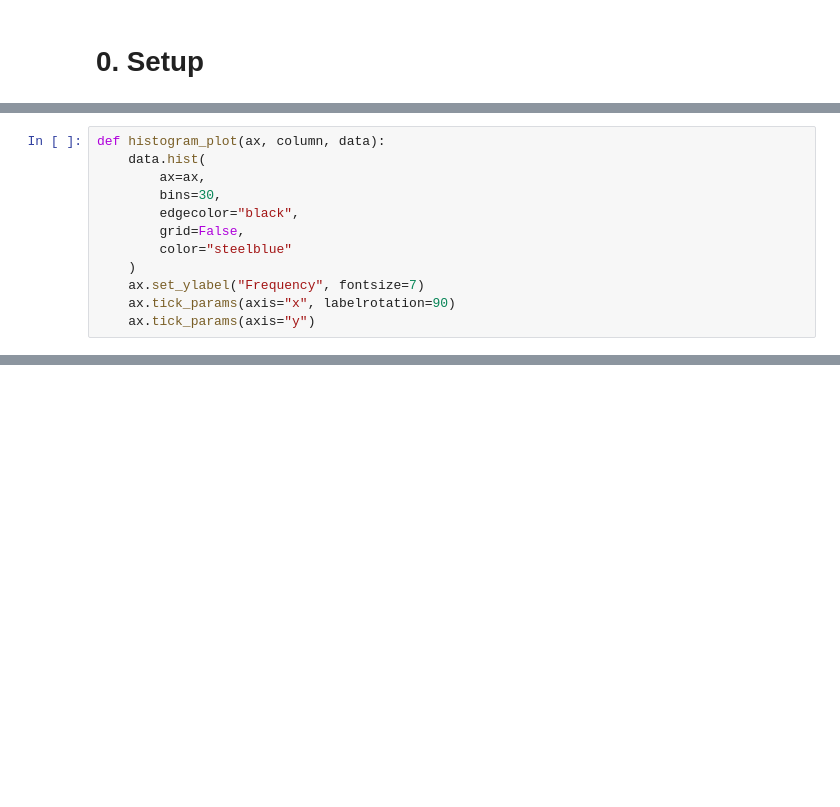
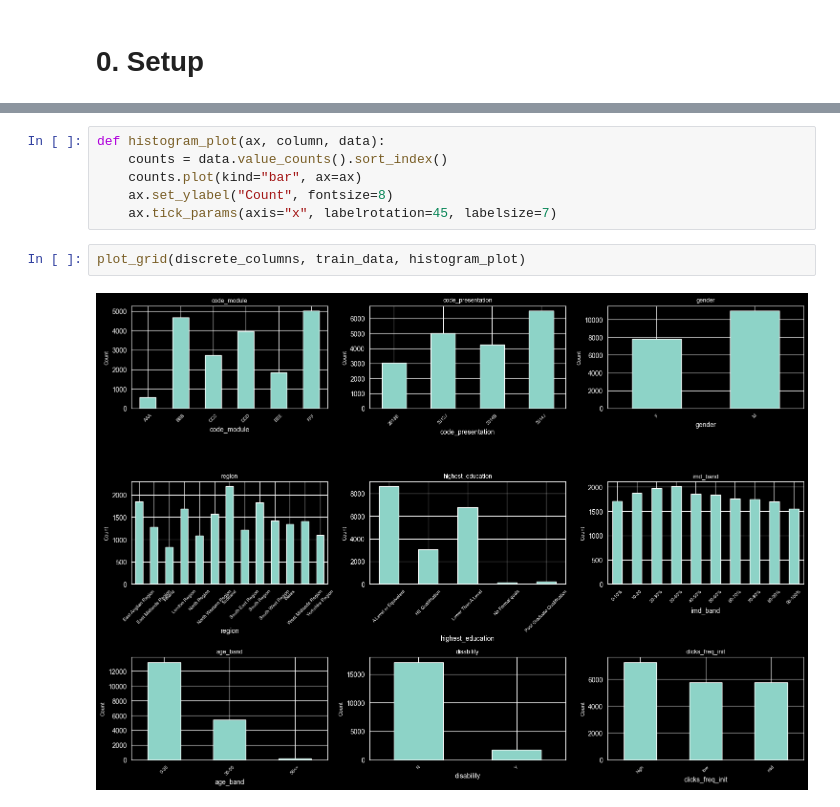
Before and after one commit to Radu-Voinea/IA-1, a Jupyter notebook: homework1.ipynb, the cells around one changed output, grey strips where cells are left out. Saved outputs shown, nothing was run; the diff lists cells and outputs as text; blank space fills up the shorter version.

```diff
--- a/homework1.ipynb
+++ b/homework1.ipynb
@@ -271,12 +2,0 @@ analyze_discreate_columns(train_data)
-# %%
-def histogram_plot(ax, column, data):
-	data.hist(
-		ax=ax,
-		bins=30,
-		edgecolor="black",
-		grid=False,
-		color="steelblue"
-	)
-	ax.set_ylabel("Frequency", fontsize=7)
-	ax.tick_params(axis="x", labelrotation=90)
-	ax.tick_params(axis="y")
@@ -549,0 +213,10 @@ train_data = standardize_numerical(train_data)
+# %%
+def histogram_plot(ax, column, data):
+	counts = data.value_counts().sort_index()
+	counts.plot(kind="bar", ax=ax)
+	ax.set_ylabel("Count", fontsize=8)
+	ax.tick_params(axis="x", labelrotation=45, labelsize=7)
+# %%
+plot_grid(discrete_columns, train_data, histogram_plot)
+# %% [output]
+[figure, added]
```
Also changed, not shown: parts of 120 cells of this notebook.
